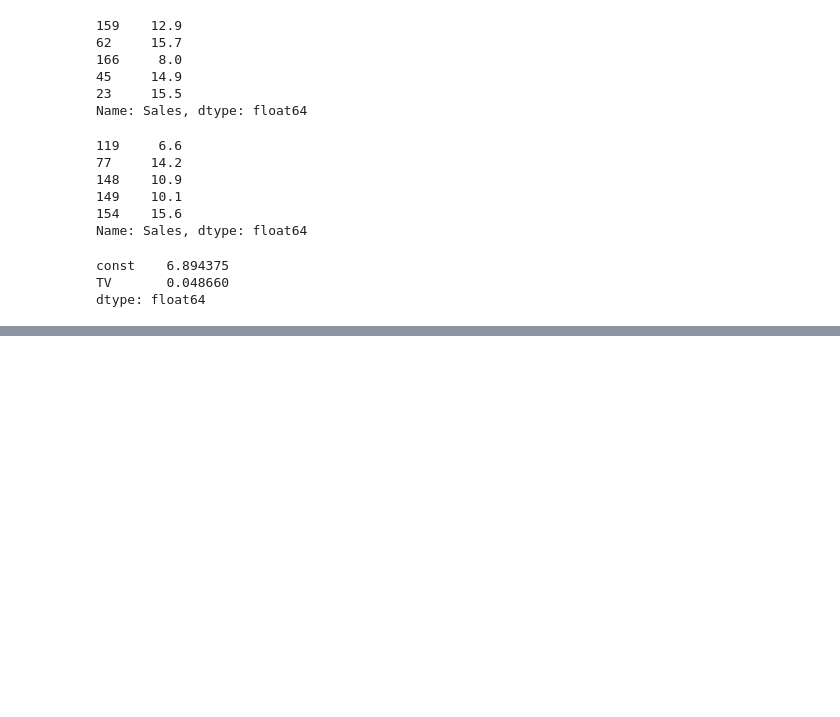
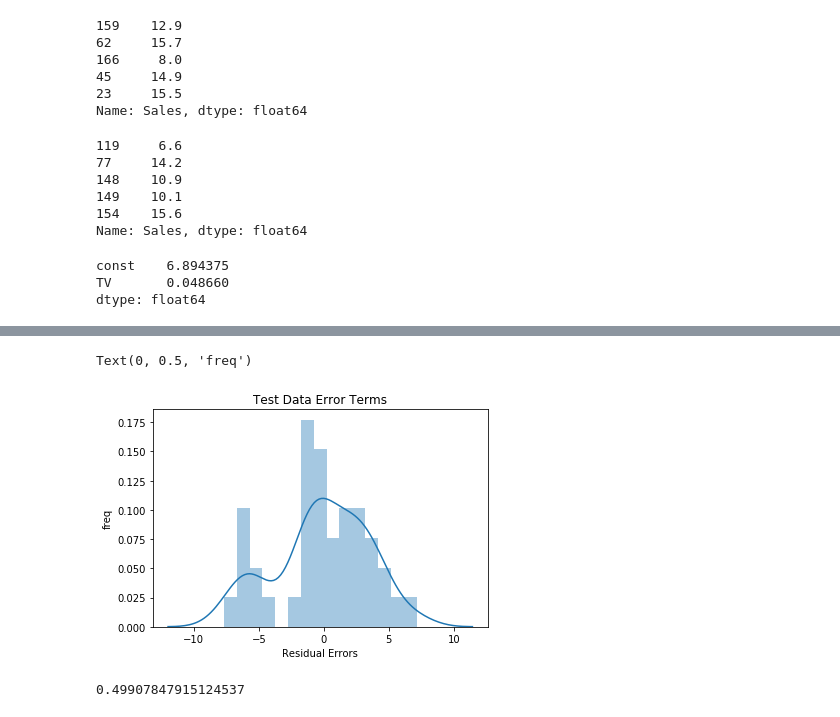
Before and after one commit to jagadishkm84/practice-repo, a Jupyter notebook: Linear Regression.ipynb, the cells around one changed output, grey strips where cells are left out. Saved outputs shown, nothing was run; the diff lists cells and outputs as text; code cells hidden in the pictures; blank space fills up the shorter version.

```diff
--- a/Linear Regression.ipynb
+++ b/Linear Regression.ipynb
@@ -147,0 +201,17 @@ dtype: float64
+# %%
+#plotting the histogram of errors
+
+sns.distplot(res_test, bins = 15)
+plt.title("Test Data Error Terms")
+plt.xlabel("Residual Errors")
+plt.ylabel("freq")
+# %% [output]
+Text(0, 0.5, 'freq')
+[figure, added]
+# %%
+from sklearn.metrics import r2_score
+
+r_sq = r2_score(y_test, y_test_pred)
+r_sq
+# %% [output]
+0.49907847915124537
```
Also changed, not shown: parts of 23 cells of this notebook.
